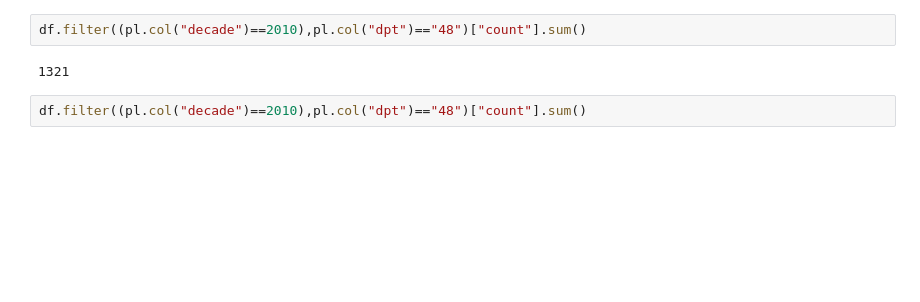
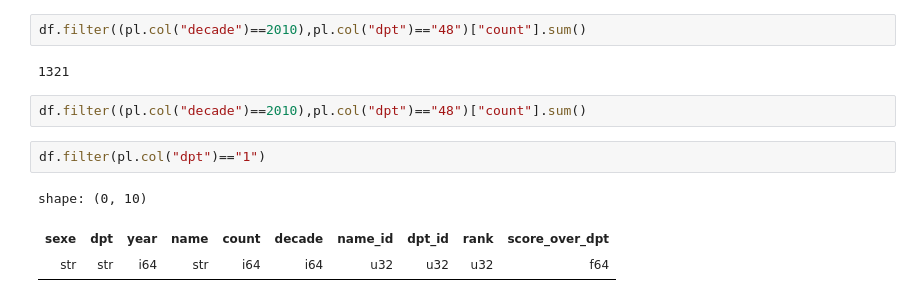
Before and after one commit to Keybby/igr-baby-names, a Jupyter notebook: diversity.ipynb, the cells around one changed output. Drawn from its saved outputs; the diff is of its cells as text; blank space fills up the shorter version.

```diff
--- a/diversity.ipynb
+++ b/diversity.ipynb
@@ -138,3 +131,9 @@ df.filter((pl.col("decade")==2010),pl.col("dpt")=="48")["count"].sum()
 1321
 # %%
 df.filter((pl.col("decade")==2010),pl.col("dpt")=="48")["count"].sum()
+# %%
+df.filter(pl.col("dpt")=="1")
+# %% [output]
+shape: (0, 10)
+| sexe | dpt | year | name | count | decade | name_id | dpt_id | rank | score_over_dpt |
+| str | str | i64 | str | i64 | i64 | u32 | u32 | u32 | f64 |
```
Also changed, not shown: parts of 5 cells of this notebook, 1 other file.
